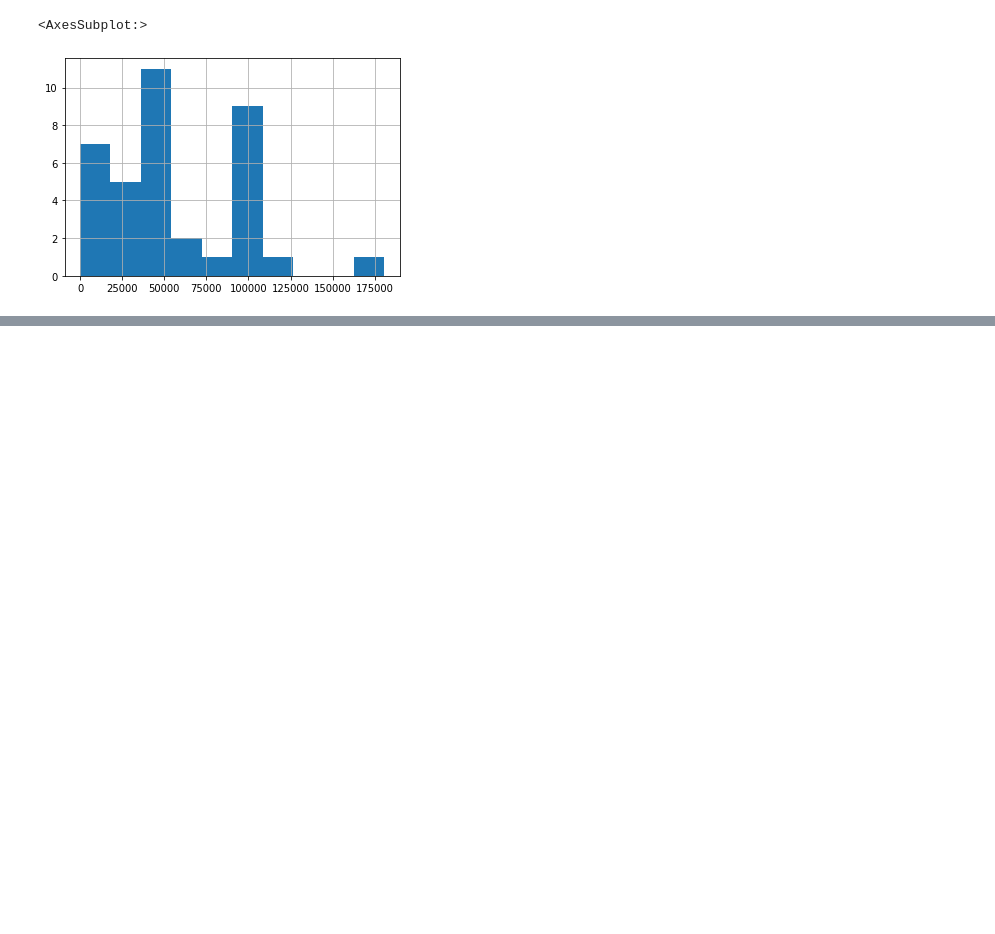
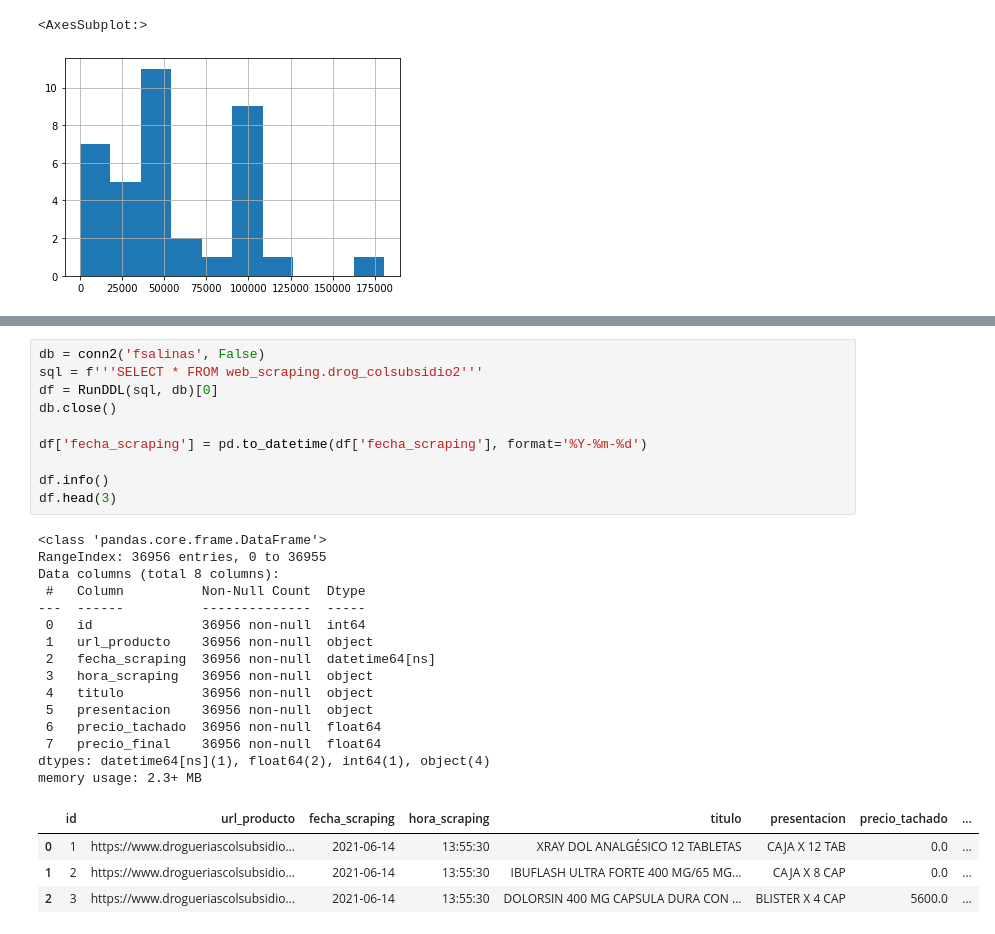
Before and after one commit to Lanzi-Analytics/boticarios, a Jupyter notebook: web_scraping/colsubsidio/Lectura de Datos Descargados V1.ipynb, the cells around one changed output, grey strips where cells are left out. Cells and saved outputs as stored; diff of their text form; blank space fills up the shorter version.

```diff
--- a/web_scraping/colsubsidio/Lectura de Datos Descargados V1.ipynb
+++ b/web_scraping/colsubsidio/Lectura de Datos Descargados V1.ipynb
@@ -176,0 +196,30 @@ df[df['categoria3'].isin(['alimentación'])]['precio_actual'].hist()
+# %%
+db = conn2('fsalinas', False)
+sql = f'''SELECT * FROM web_scraping.drog_colsubsidio2'''
+df = RunDDL(sql, db)[0]
+db.close()
+
+df['fecha_scraping'] = pd.to_datetime(df['fecha_scraping'], format='%Y-%m-%d')
+
+df.info()
+df.head(3)
+# %% [output]
+<class 'pandas.core.frame.DataFrame'>
+RangeIndex: 36956 entries, 0 to 36955
+Data columns (total 8 columns):
+ #   Column          Non-Null Count  Dtype
+---  ------          --------------  -----
+ 0   id              36956 non-null  int64
+ 1   url_producto    36956 non-null  object
+ 2   fecha_scraping  36956 non-null  datetime64[ns]
+ 3   hora_scraping   36956 non-null  object
+ 4   titulo          36956 non-null  object
+ 5   presentacion    36956 non-null  object
+ 6   precio_tachado  36956 non-null  float64
+ 7   precio_final    36956 non-null  float64
+dtypes: datetime64[ns](1), float64(2), int64(1), object(4)
+memory usage: 2.3+ MB
+|  | id | url_producto | fecha_scraping | hora_scraping | titulo | presentacion | precio_tachado | ... |
+| 0 | 1 | https://www.drogueriascolsubsidio... | 2021-06-14 | 13:55:30 | XRAY DOL ANALGÉSICO 12 TABLETAS | CAJA X 12 TAB | 0.0 | ... |
+| 1 | 2 | https://www.drogueriascolsubsidio... | 2021-06-14 | 13:55:30 | IBUFLASH ULTRA FORTE 400 MG/65 MG... | CAJA X 8 CAP | 0.0 | ... |
+| 2 | 3 | https://www.drogueriascolsubsidio... | 2021-06-14 | 13:55:30 | DOLORSIN 400 MG CAPSULA DURA CON ... | BLISTER X 4 CAP | 5600.0 | ... |
```
Also changed, not shown: parts of 5 cells of this notebook, 7 other files.
